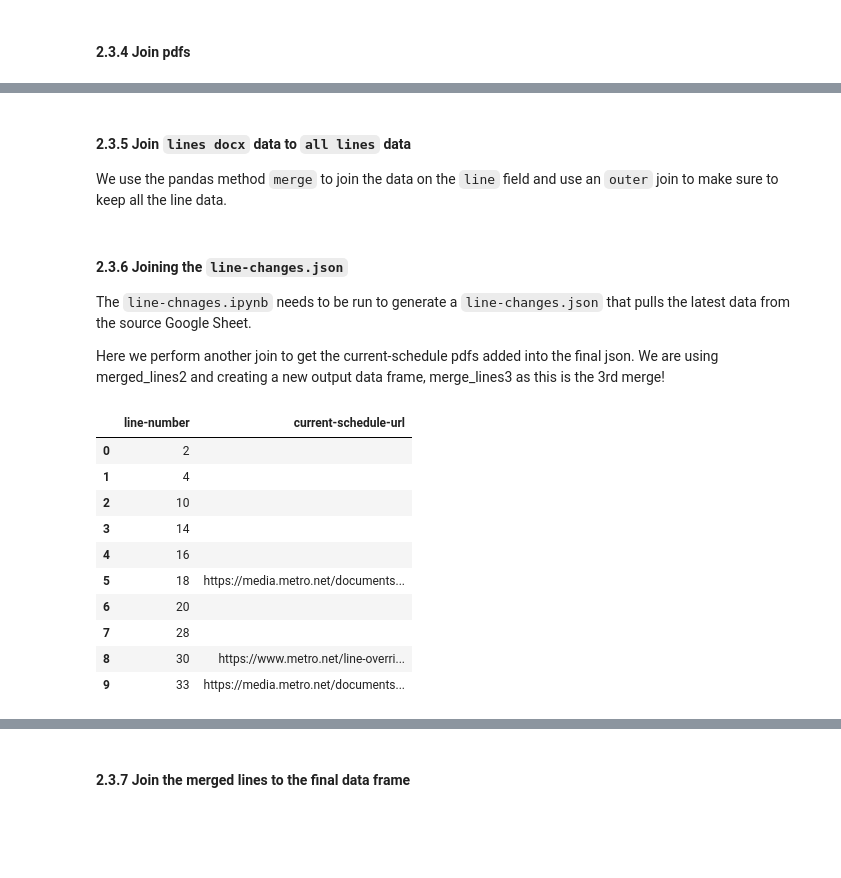
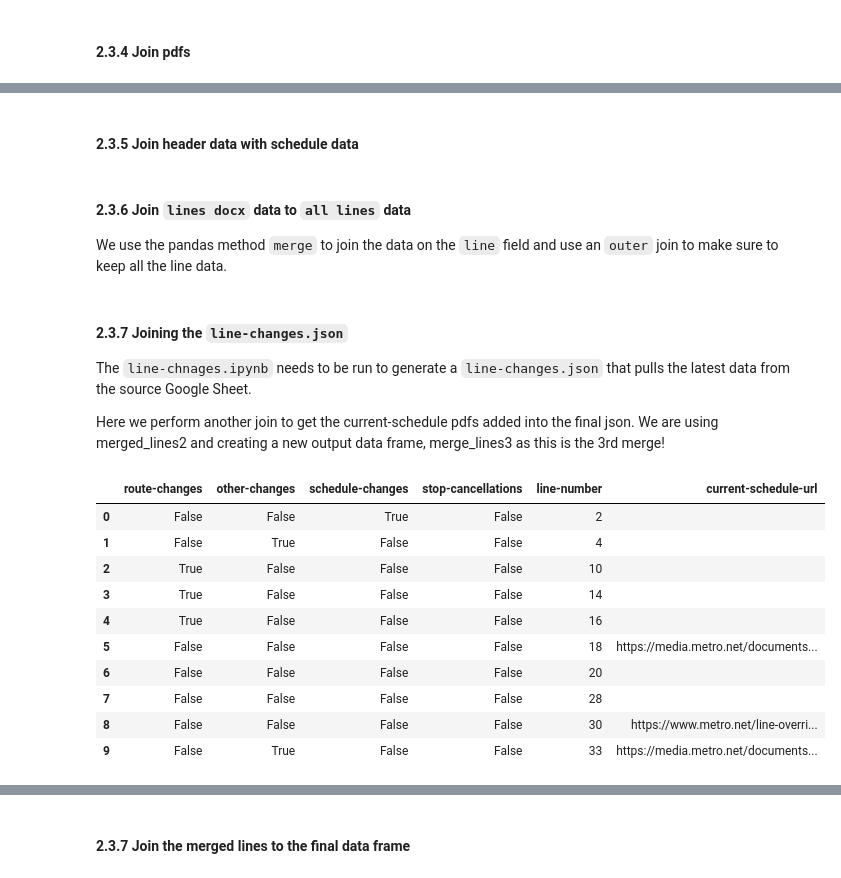
Before and after one commit to LACMTA/mybus-dev, a Jupyter notebook: notebooks/take_all_converter.ipynb, the cells around one changed output, grey strips where cells are left out. Cells and saved outputs as stored; diff of their text form; code cells hidden in the pictures; blank space fills up the shorter version.

Commit message:
feat: `line-dropdown.ipynb` take in extra fields feat: `take_all_converter.ipynb` to populate json with new header fields

```diff
--- a/notebooks/take_all_converter.ipynb
+++ b/notebooks/take_all_converter.ipynb
@@ -348,5 +359,7 @@ schedule_df.tail(10)
+# %% [markdown]
+#### 2.3.5 Join header data with schedule data
 # %% [markdown]
-#### 2.3.5 Join `lines docx` data to `all lines` data
+#### 2.3.6 Join `lines docx` data to `all lines` data
 
 We use the pandas method `merge` to join the data on the `line` field and use an `outer` join to make sure to keep all the line data.
 # %%
@@ -367,27 +380,27 @@ merged_lines2 = merged_lines2.assign(section='details')
 # merged_lines['AltLine'] = all_lines['line'].astype(int)
 # merged_lines2 = merged_lines2.loc[merged_lines2['line'] == 801]
 # %% [markdown]
-#### 2.3.6 Joining the `line-changes.json`
+#### 2.3.7 Joining the `line-changes.json`
 
 The `line-chnages.ipynb` needs to be run to generate a `line-changes.json` that pulls the latest data from the source Google Sheet.
 
 Here we perform another join to get the current-schedule pdfs added into the final json. We are using merged_lines2 and creating a new output data frame, merge_lines3 as this is the 3rd merge!
 # %%
 line_changes_json = pd.read_json('../data/line-changes.json')
-line_changes_json_short = line_changes_json[['line-number',"current-schedule-url"]]
+line_changes_json_short = line_changes_json[['route-changes','other-changes','schedule-changes','stop-cancellations','line-number',"current-schedule-url"]]
 line_changes_json_short.head(10)
 # %% [output]
-|  | line-number | current-schedule-url |
-| 0 | 2 |  |
-| 1 | 4 |  |
-| 2 | 10 |  |
-| 3 | 14 |  |
-| 4 | 16 |  |
-| 5 | 18 | https://media.metro.net/documents... |
-| 6 | 20 |  |
-| 7 | 28 |  |
-| 8 | 30 | https://www.metro.net/line-overri... |
-| 9 | 33 | https://media.metro.net/documents... |
+|  | route-changes | other-changes | schedule-changes | stop-cancellations | line-number | current-schedule-url |
+| 0 | False | False | True | False | 2 |  |
+| 1 | False | True | False | False | 4 |  |
+| 2 | True | False | False | False | 10 |  |
+| 3 | True | False | False | False | 14 |  |
+| 4 | True | False | False | False | 16 |  |
+| 5 | False | False | False | False | 18 | https://media.metro.net/documents... |
+| 6 | False | False | False | False | 20 |  |
+| 7 | False | False | False | False | 28 |  |
+| 8 | False | False | False | False | 30 | https://www.metro.net/line-overri... |
+| 9 | False | True | False | False | 33 | https://media.metro.net/documents... |
 # %%
 
 line_changes_json_short['line-number'] = line_changes_json_short['line-number'].astype(int)
```
Also changed, not shown: parts of 13 cells of this notebook, 9 other files.
